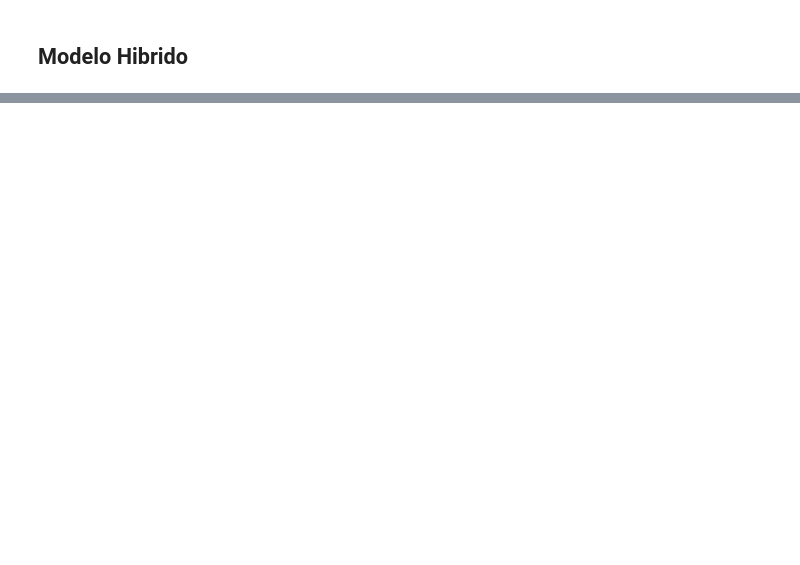
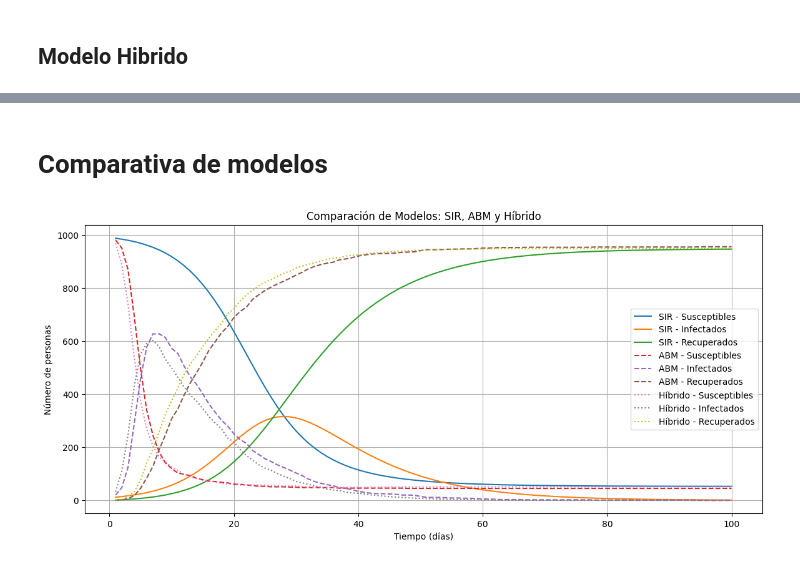
Before and after one commit to Sofiamishel2003/Hoja-de-Trabajo-1, a Jupyter notebook: notebook.ipynb, the cells around one changed output, grey strips where cells are left out. Cells and saved outputs as stored; diff of their text form; code cells hidden in the pictures; blank space fills up the shorter version.

Commit message:
feat: comparación de modelos e intervenciones en ABM

```diff
--- a/notebook.ipynb
+++ b/notebook.ipynb
@@ -134,0 +136,42 @@ hmodel.plot()
+# %% [markdown]
+# Comparativa de modelos
+# %%
+# --- Comparativa de modelos ---
+
+sir_model = SIR(transmition=0.3, recovery=0.1, s=990/1000, i=10/1000, r=0, dt=1)
+sir_model.next(100)
+
+abm_model = ABM(population_size=1000, transmition=0.3, recovery=0.1, initial_infected=10, vaccination_rate=0.0)
+abm_model.next(100)
+
+hybrid_model = Hybrid(population_size=1000, transmition=0.3, recovery=0.1, initial_infected=10, vaccination_rate=0.0)
+hybrid_model.abm_start(swap=40, end=100)
+
+# Plotting
+plt.figure(figsize=(14, 6))
+
+# SIR
+sir_df = pd.DataFrame(sir_model.history)
+plt.plot(sir_df["t"], sir_df["S"] * 1000, label="SIR - Susceptibles", linestyle='-')
+plt.plot(sir_df["t"], sir_df["I"] * 1000, label="SIR - Infectados", linestyle='-')
+plt.plot(sir_df["t"], sir_df["R"] * 1000, label="SIR - Recuperados", linestyle='-')
+
+# ABM
+abm_df = pd.DataFrame(abm_model.history)
+plt.plot(abm_df["t"], abm_df["S"], label="ABM - Susceptibles", linestyle='--')
+plt.plot(abm_df["t"], abm_df["I"], label="ABM - Infectados", linestyle='--')
+plt.plot(abm_df["t"], abm_df["R"], label="ABM - Recuperados", linestyle='--')
+
+# Hybrid
+plt.plot(hybrid_model.history["t"], hybrid_model.history["S"] * 1000, label="Híbrido - Susceptibles", linestyle=':')
+plt.plot(hybrid_model.history["t"], hybrid_model.history["I"] * 1000, label="Híbrido - Infectados", linestyle=':')
+plt.plot(hybrid_model.history["t"], hybrid_model.history["R"] * 1000, label="Híbrido - Recuperados", linestyle=':')
+
+plt.title("Comparación de Modelos: SIR, ABM y Híbrido")
+plt.xlabel("Tiempo (días)")
+plt.ylabel("Número de personas")
+plt.legend()
+plt.grid(True)
+plt.show()
+# %% [output]
+[figure, added]
```
Also changed, not shown: parts of 7 cells of this notebook.
